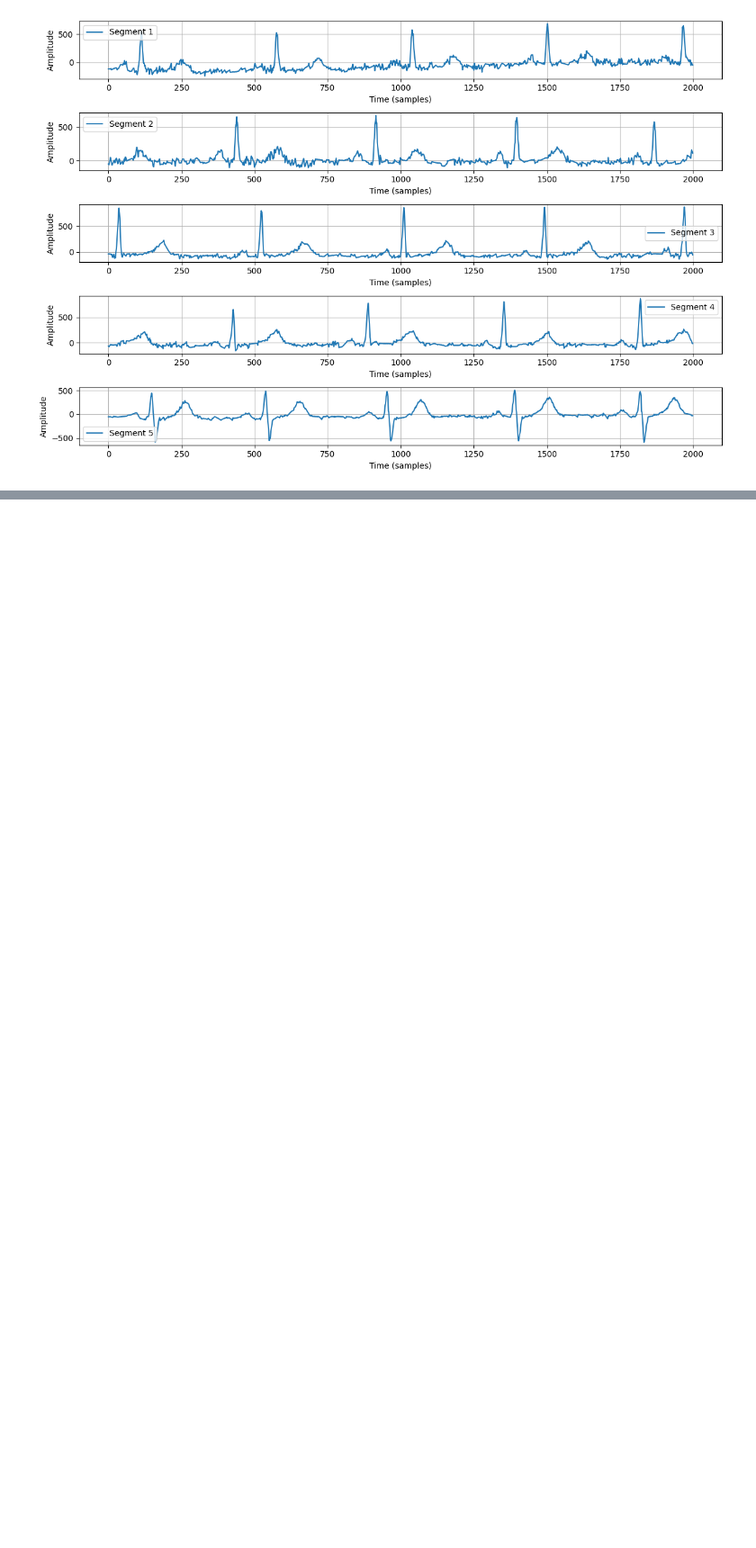
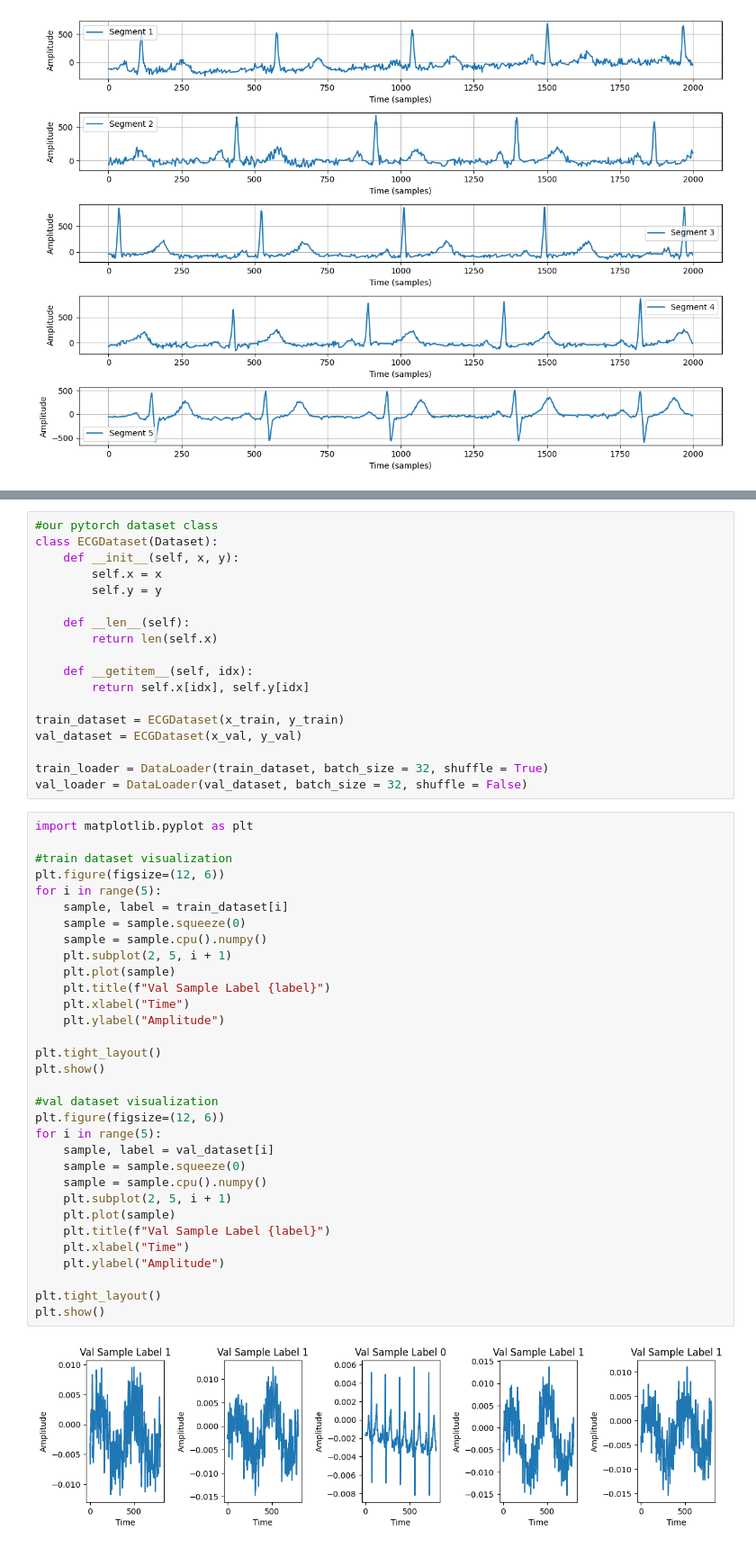
Before and after one commit to ntvinh2005/CSSALT-waveform-classify-model, a Jupyter notebook: exp2.ipynb, the cells around one changed output, grey strips where cells are left out. Shown at 90% size. Drawn from its saved outputs; the diff is of its cells as text; blank space fills up the shorter version.

```diff
--- a/exp2.ipynb
+++ b/exp2.ipynb
@@ -198,0 +234,52 @@ plt.show()
+# %%
+#our pytorch dataset class
+class ECGDataset(Dataset):
+    def __init__(self, x, y):
+        self.x = x
+        self.y = y
+
+    def __len__(self):
+        return len(self.x)
+
+    def __getitem__(self, idx):
+        return self.x[idx], self.y[idx]
+
+train_dataset = ECGDataset(x_train, y_train)
+val_dataset = ECGDataset(x_val, y_val)
+
+train_loader = DataLoader(train_dataset, batch_size = 32, shuffle = True)
+val_loader = DataLoader(val_dataset, batch_size = 32, shuffle = False)
+# %%
+import matplotlib.pyplot as plt
+
+#train dataset visualization
+plt.figure(figsize=(12, 6))
+for i in range(5):
+    sample, label = train_dataset[i]
+    sample = sample.squeeze(0)
+    sample = sample.cpu().numpy()
+    plt.subplot(2, 5, i + 1)
+    plt.plot(sample)
+    plt.title(f"Val Sample Label {label}")
+    plt.xlabel("Time")
+    plt.ylabel("Amplitude")
+
+plt.tight_layout()
+plt.show()
+
+#val dataset visualization
+plt.figure(figsize=(12, 6))
+for i in range(5):
+    sample, label = val_dataset[i]
+    sample = sample.squeeze(0)
+    sample = sample.cpu().numpy()
+    plt.subplot(2, 5, i + 1)
+    plt.plot(sample)
+    plt.title(f"Val Sample Label {label}")
+    plt.xlabel("Time")
+    plt.ylabel("Amplitude")
+
+plt.tight_layout()
+plt.show()
+# %% [output]
+[figure, added]
```
Also changed, not shown: parts of 15 cells of this notebook.
